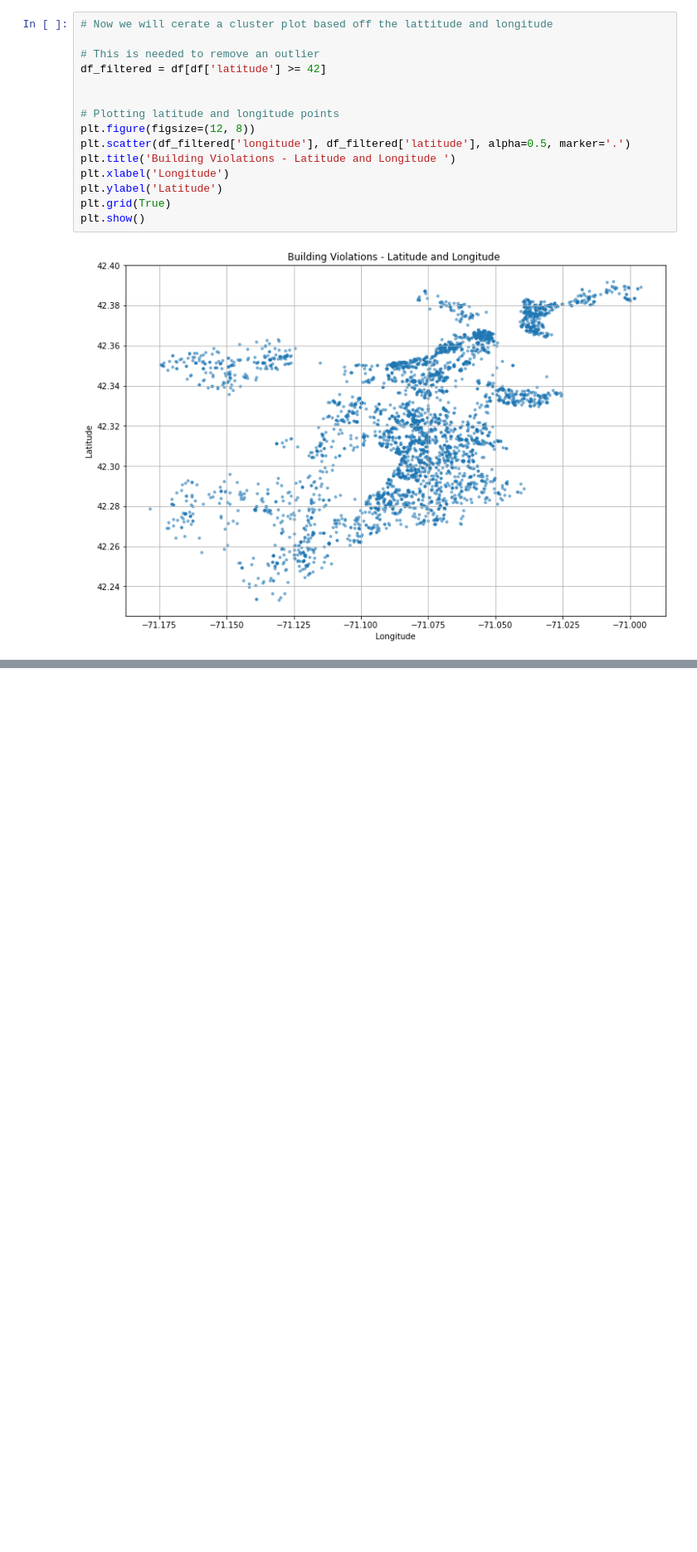
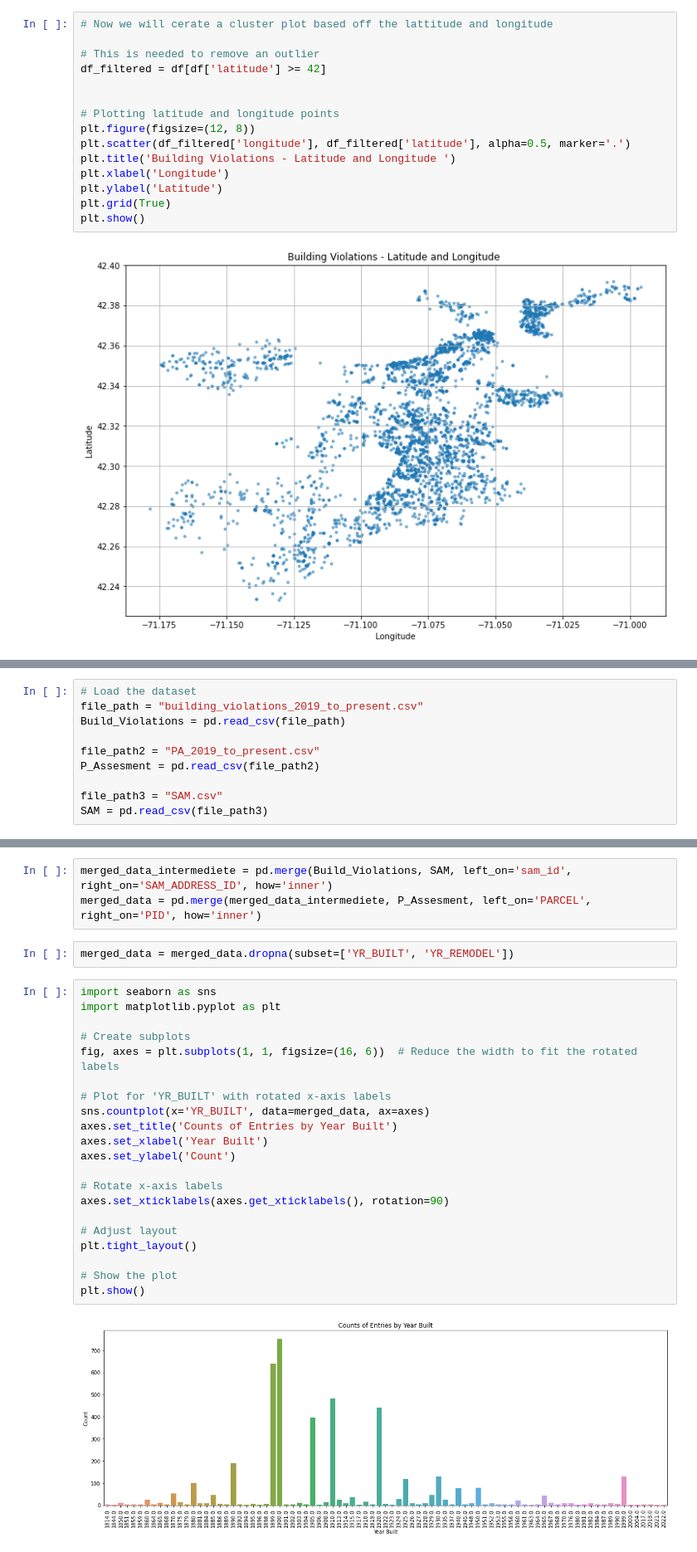
Before and after one commit to BU-Spark/ds-boston-building-violations, a Jupyter notebook: sp24-team-b/data/notebooks/EarlyInsights.ipynb, the cells around one changed output, grey strips where cells are left out. Shown: that part at 83% size. Drawn from its saved outputs; the diff is of its cells as text; blank space fills up the shorter version.

```diff
--- a/sp24-team-b/data/notebooks/EarlyInsights.ipynb
+++ b/sp24-team-b/data/notebooks/EarlyInsights.ipynb
@@ -148,0 +193,10 @@ plt.show()
+# %%
+# Load the dataset
+file_path = "building_violations_2019_to_present.csv"
+Build_Violations = pd.read_csv(file_path)
+
+file_path2 = "PA_2019_to_present.csv"
+P_Assesment = pd.read_csv(file_path2)
+
+file_path3 = "SAM.csv"
+SAM = pd.read_csv(file_path3)
@@ -148,0 +209,28 @@ plt.show()
+# %%
+merged_data_intermediete = pd.merge(Build_Violations, SAM, left_on='sam_id', right_on='SAM_ADDRESS_ID', how='inner')
+merged_data = pd.merge(merged_data_intermediete, P_Assesment, left_on='PARCEL', right_on='PID', how='inner')
+# %%
+merged_data = merged_data.dropna(subset=['YR_BUILT', 'YR_REMODEL'])
+# %%
+import seaborn as sns
+import matplotlib.pyplot as plt
+
+# Create subplots
+fig, axes = plt.subplots(1, 1, figsize=(16, 6))  # Reduce the width to fit the rotated labels
+
+# Plot for 'YR_BUILT' with rotated x-axis labels
+sns.countplot(x='YR_BUILT', data=merged_data, ax=axes)
+axes.set_title('Counts of Entries by Year Built')
+axes.set_xlabel('Year Built')
+axes.set_ylabel('Count')
+
+# Rotate x-axis labels
+axes.set_xticklabels(axes.get_xticklabels(), rotation=90)
+
+# Adjust layout
+plt.tight_layout()
+
+# Show the plot
+plt.show()
+# %% [output]
+[figure, added]
```
Also changed, not shown: parts of 10 cells of this notebook, 2 other files.
